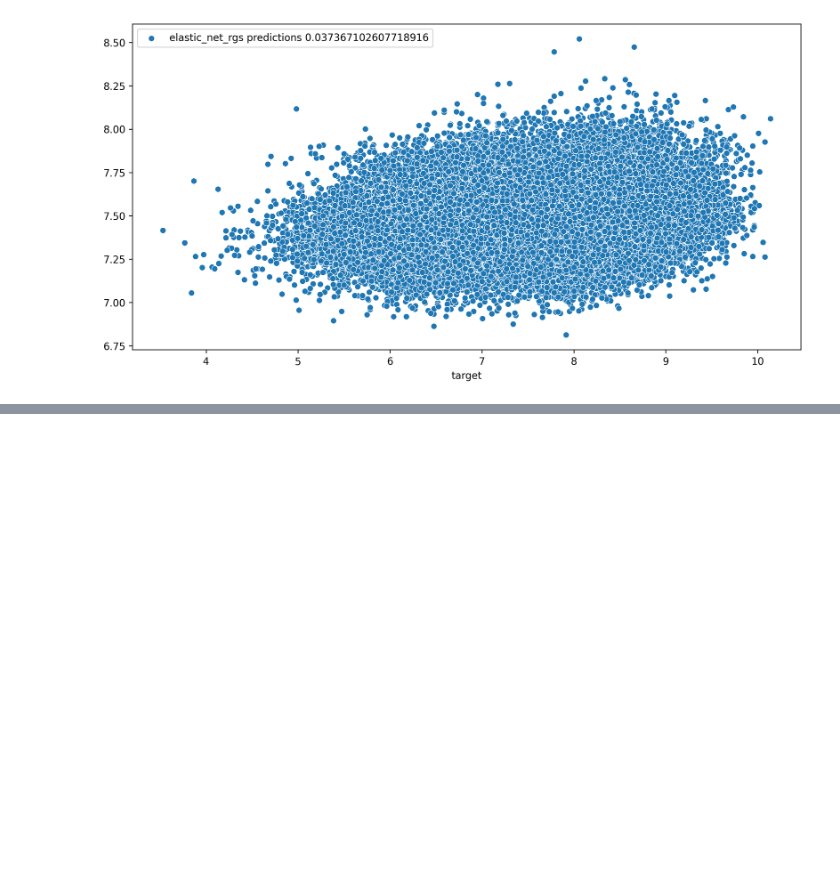
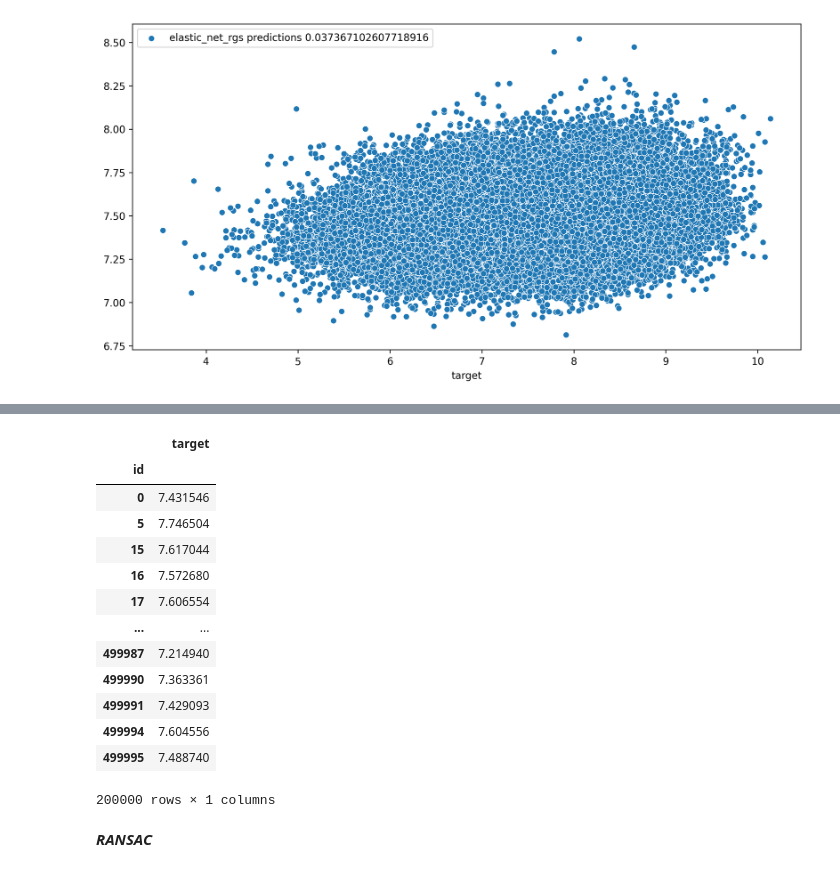
Before and after one commit to ashen007/tabularSeries-Feb-2021, a Jupyter notebook: models/models.ipynb, the cells around one changed output, grey strips where cells are left out. Saved outputs shown, nothing was run; the diff lists cells and outputs as text; code cells hidden in the pictures; blank space fills up the shorter version.

Commit message:
elastic net model first randomized search predictions on test set

```diff
--- a/models/models.ipynb
+++ b/models/models.ipynb
@@ -286,0 +294,6 @@ plt.show()
+# %%
+test = pd.read_csv('../data/test.csv', index_col='id')
+cont_columns = test.select_dtypes(include=np.number).columns.to_list()
+test[cont_columns] = range_scale.fit_transform(test[cont_columns])
+test_ = base_line.transform(test)
+test_
@@ -286,0 +314,18 @@ plt.show()
+# %%
+prediction = pd.DataFrame(data=rgs.predict(test_), index=test.index, columns=['target'])
+prediction
+# %% [output]
+|  | target |
+| id |  |
+| 0 | 7.431546 |
+| 5 | 7.746504 |
+| 15 | 7.617044 |
+| 16 | 7.572680 |
+| 17 | 7.606554 |
+| ... | ... |
+| 499987 | 7.214940 |
+| 499990 | 7.363361 |
+| 499991 | 7.429093 |
+| 499994 | 7.604556 |
+| 499995 | 7.488740 |
+200000 rows × 1 columns
@@ -286,0 +334,2 @@ plt.show()
+# %% [markdown]
+***RANSAC***
```
Also changed, not shown: parts of 11 cells of this notebook.
